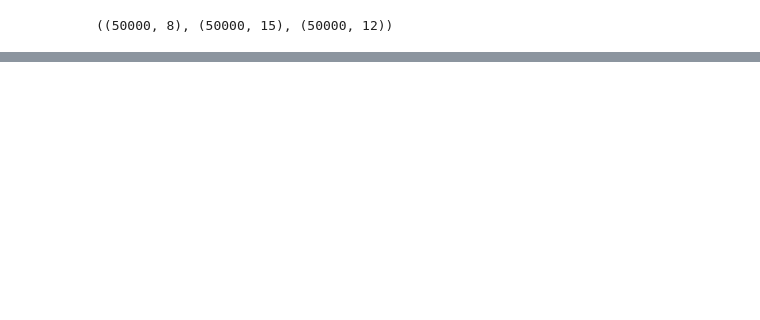
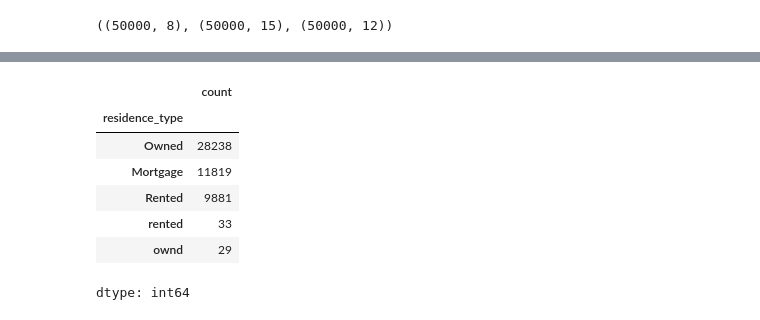
Before and after one commit to JY6299/CR_Modeling_2, a Jupyter notebook: CR_ML_Modeling.ipynb, the cells around one changed output, grey strips where cells are left out. Cells and saved outputs as stored; diff of their text form; code cells hidden in the pictures; blank space fills up the shorter version.

```diff
--- a/CR_ML_Modeling.ipynb
+++ b/CR_ML_Modeling.ipynb
@@ -25 +64,12 @@ PipeLine: 1.Data Preprocessing
+# %%
+cust_data['residence_type'].value_counts()
+# %% [output]
+|  | count |
+| residence_type |  |
+| Owned | 28238 |
+| Mortgage | 11819 |
+| Rented | 9881 |
+| rented | 33 |
+| ownd | 29 |
+dtype: int64
 # %%
```
Also changed, not shown: parts of 11 cells of this notebook.
